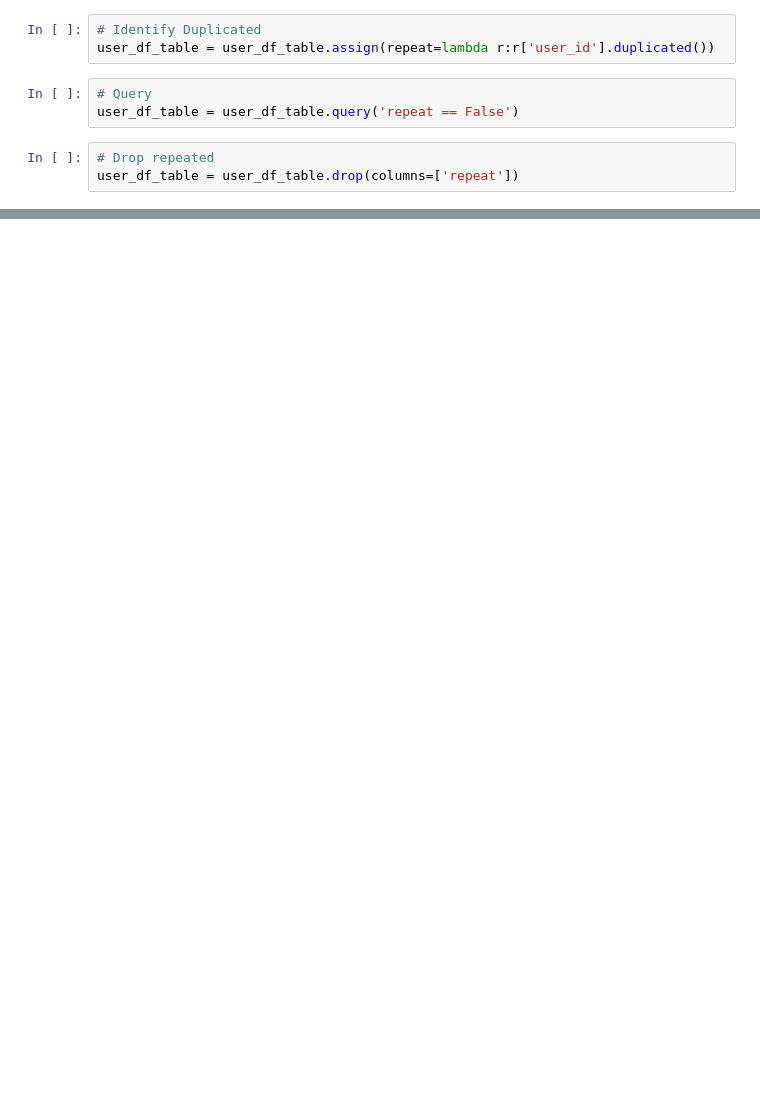
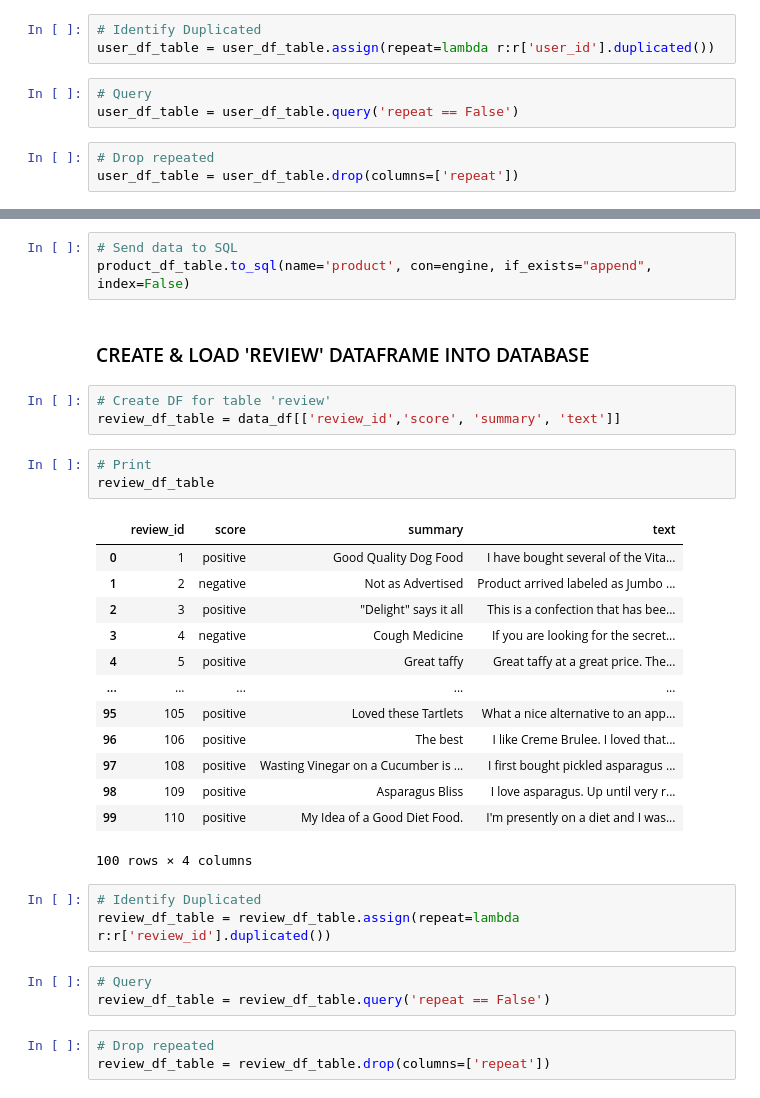
Before and after one commit to VikGonzalez/Amazon-Project, a Jupyter notebook: OK.ipynb, the cells around one changed output, grey strips where cells are left out. Cells and saved outputs as stored; diff of their text form; blank space fills up the shorter version.

```diff
--- a/OK.ipynb
+++ b/OK.ipynb
@@ -143,0 +252,34 @@ user_df_table.to_sql(name='user',  con=engine, if_exists="append", index=False)
+# %%
+# Send data to SQL
+product_df_table.to_sql(name='product', con=engine, if_exists="append", index=False)
+# %% [markdown]
+### CREATE & LOAD 'REVIEW' DATAFRAME INTO DATABASE
+# %%
+# Create DF for table 'review'
+review_df_table = data_df[['review_id','score', 'summary', 'text']]
+# %%
+# Print
+review_df_table
+# %% [output]
+|  | review_id | score | summary | text |
+| 0 | 1 | positive | Good Quality Dog Food | I have bought several of the Vita... |
+| 1 | 2 | negative | Not as Advertised | Product arrived labeled as Jumbo ... |
+| 2 | 3 | positive | "Delight" says it all | This is a confection that has bee... |
+| 3 | 4 | negative | Cough Medicine | If you are looking for the secret... |
+| 4 | 5 | positive | Great taffy | Great taffy at a great price. The... |
+| ... | ... | ... | ... | ... |
+| 95 | 105 | positive | Loved these Tartlets | What a nice alternative to an app... |
+| 96 | 106 | positive | The best | I like Creme Brulee. I loved that... |
+| 97 | 108 | positive | Wasting Vinegar on a Cucumber is ... | I first bought pickled asparagus ... |
+| 98 | 109 | positive | Asparagus Bliss | I love asparagus. Up until very r... |
+| 99 | 110 | positive | My Idea of a Good Diet Food. | I'm presently on a diet and I was... |
+100 rows × 4 columns
+# %%
+# Identify Duplicated
+review_df_table = review_df_table.assign(repeat=lambda r:r['review_id'].duplicated())
+# %%
+# Query
+review_df_table = review_df_table.query('repeat == False')
+# %%
+# Drop repeated
+review_df_table = review_df_table.drop(columns=['repeat'])
```
Also changed, not shown: parts of 16 cells of this notebook, 1 other file.
